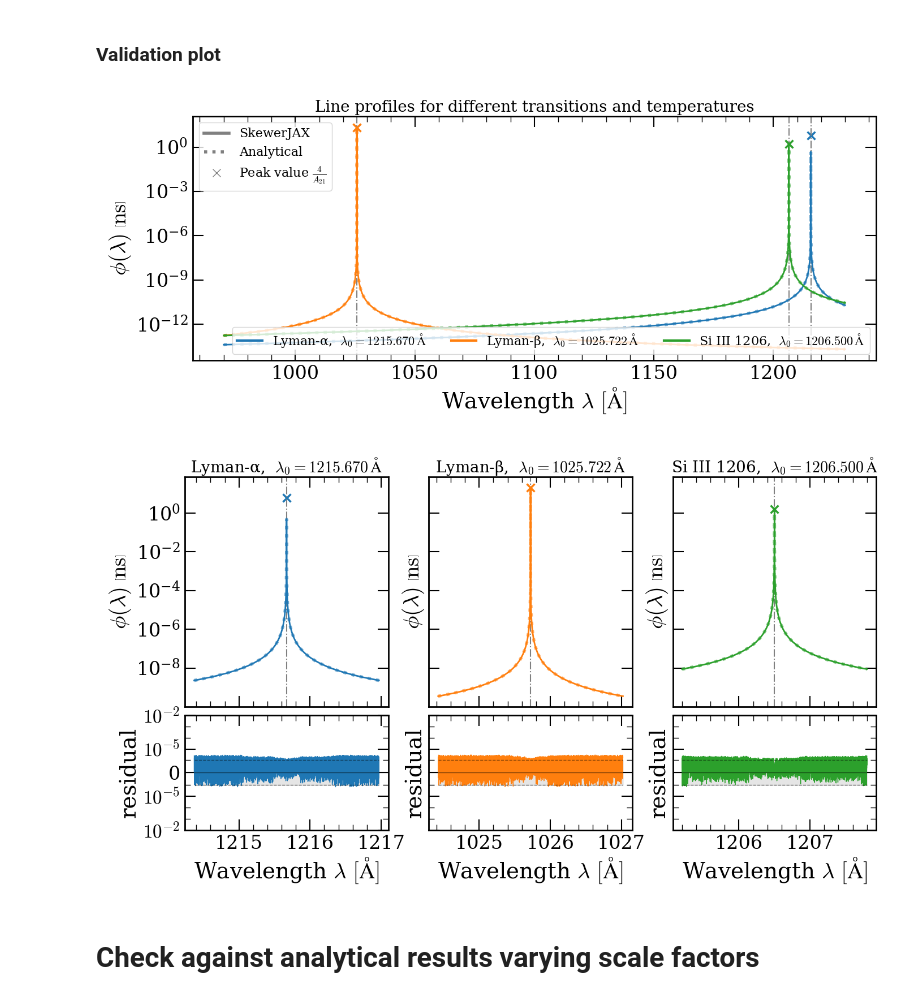
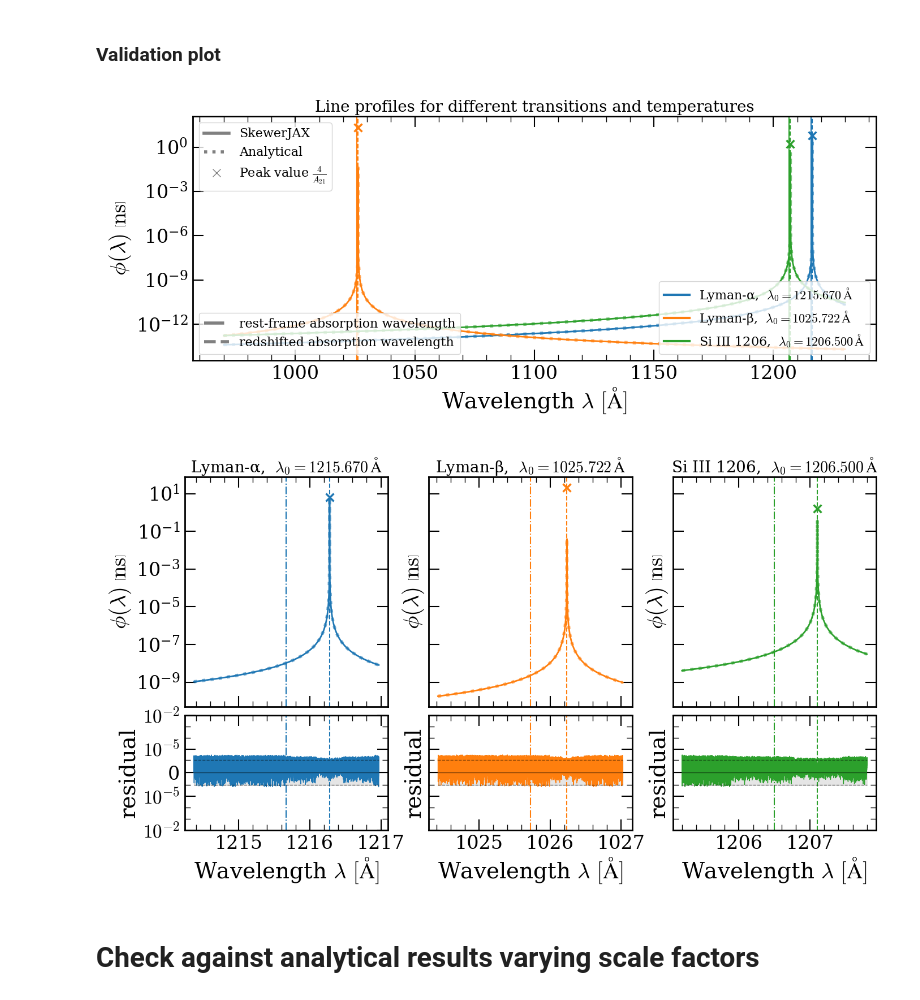
Before and after one commit to daniellopezcano/SkewerJAX, a Jupyter notebook: notebooks/line_profiles.ipynb, the cells around one changed output. Cells and saved outputs as stored; diff of their text form; code cells hidden in the pictures.

```diff
--- a/notebooks/line_profiles.ipynb
+++ b/notebooks/line_profiles.ipynb
@@ -77,7 +77,7 @@ line_bundle = sjx.constants.lines.LineBundle(["HI-LyA", "HI-LyB", "SiIII-1206"])
 # %% [markdown]
 ### Define points to evaluate
 # %%
-quadri_vectors = jnp.array([1.0, L_box/2, L_box/2, L_box/2])[None, :] # single points at the center of the box, with scale_factor (first entry) = 1.0
+quadri_vectors = jnp.array([0.9995, L_box/2, L_box/2, L_box/2])[None, :] # single points at the center of the box, with scale_factor (first entry) = 1.0
 LoS_directions = jnp.array([[0.0, 0.0, 1.0]])                         # line of sight direction is along the z-axis
 scale_factor_obs = jnp.ones(quadri_vectors.shape[0:-1])               # scale factor wrt the observer, here the observer is at the center of the box, a0=1
 # %% [markdown]
@@ -129,11 +129,12 @@ fig, ax = plt.subplots(figsize=(14, 6))
 
 for i_sp, line in enumerate(line_bundle.lines):
     ax.scatter(
-        np.array([line_bundle.lines[i_sp].lambda0_A]),
+        np.array([line_bundle.lines[i_sp].lambda0_A * (scale_factor_obs[0]/quadri_vectors[0, 0]) ]),
         np.array([4./line_bundle.lines[i_sp].A21_GHz]),
         marker="x", color=colors[i_sp], s=100, alpha=1.0
     )
-    ax.axvline(line.lambda0_A, color="grey", linestyle="-.", linewidth=1.5, alpha=1.0)
+    ax.axvline(line.lambda0_A, color=colors[i_sp], linestyle="-", linewidth=1.5, alpha=1.0)
+    ax.axvline(line.lambda0_A * (scale_factor_obs[0]/quadri_vectors[0, 0]), color=colors[i_sp], linestyle="--", linewidth=1.5, alpha=1.0)
     ax.plot(lambdas_np, phi_np[i_sp, :], color=colors[i_sp], linestyle='-', linewidth=2.0)
     ax.plot(lambdas_np, phi_analytic[i_sp, :], color=colors[i_sp], linestyle=':', linewidth=4.0, alpha=0.6)
 
@@ -151,11 +152,19 @@ handles = [
 legend = ax.legend(handles=handles, loc="upper left", fontsize=16, ncols=1)
 ax.add_artist(legend)
 
+handles = [
+    Line2D([0], [0], color='grey', lw=4, linestyle='-.', label='rest-frame absorption wavelength'),
+    Line2D([0], [0], color='grey', lw=4, linestyle='--', label='redshifted absorption wavelength')
+]
+legend = ax.legend(handles=handles, loc="lower left", fontsize=16, ncols=1)
+ax.add_artist(legend)
+
+
 handles = []
 for i_sp, line in enumerate(line_bundle.lines):
     lbl = rf"{line.name},  $\lambda_0 = {line.lambda0_A:.3f}\,\mathrm{{\AA}}$"
     handles.append(Line2D([0], [0], color=colors[i_sp], lw=3, linestyle='-', label=lbl))
-leg_L = ax.legend(handles=handles, loc="lower right", fontsize=16, ncol=line_bundle.n_lines)
+leg_L = ax.legend(handles=handles, loc="lower right", fontsize=16, ncol=1)
 
 fig.tight_layout()
 plt.show()
@@ -183,46 +192,49 @@ for i_sp, (ax_main, ax_res, line) in enumerate(zip(axes[0], axes[1], line_bundle
     lambda0 = line.lambda0_A
 
     ax_main.scatter(
-        np.array([lambda0]),
+        np.array([lambda0 * (scale_factor_obs[0]/quadri_vectors[0, 0])]),
         np.array([4./line_bundle.lines[i_sp].A21_GHz]),
         marker="x", color=colors[i_sp], s=100, alpha=1.0
     )
-    ax_main.axvline(lambda0, color="grey", linestyle="-.", linewidth=1.5)
+    ax_main.axvline(lambda0, color=colors[i_sp], linestyle="-.", linewidth=1.5)
+    ax_main.axvline(line.lambda0_A * (scale_factor_obs[0]/quadri_vectors[0, 0]), color=colors[i_sp], linestyle="--", linewidth=1.5, alpha=1.0)
+    ax_res.axvline(lambda0, color=colors[i_sp], linestyle="-.", linewidth=1.5)
+    ax_res.axvline(line.lambda0_A * (scale_factor_obs[0]/quadri_vectors[0, 0]), color=colors[i_sp], linestyle="--", linewidth=1.5, alpha=1.0)
 
     mask = (lambdas_np >= lambda0 - delta_lambda_A) & (lambdas_np <= lambda0 + delta_lambda_A)
     lam_win = lambdas_np[mask]
 
     ax_main.plot(lam_win, phi_np[i_sp, mask], color=colors[i_sp], linestyle='-', linewidth=2.0, label='SkewerJAX')
     ax_main.plot(lam_win, phi_analytic[i_sp, mask], color=colors[i_sp], linestyle=':', linewidth=4.0, alpha=0.6, label='Analytical')
 
     ax_main.set_title(rf"{line.name},  $\lambda_0 = {line.lambda0_A:.3f}\,\mathrm{{\AA}}$", fontsize=20)
     ax_main.set_yscale("log")
     ax_main.set_ylabel(r"$\phi(\lambda)\; \left[\mathrm{ns}\right]$")
 
     residual = phi_np[i_sp, mask] / phi_analytic[i_sp, mask] - 1
 
     ax_res.plot(lam_win, residual, color=colors[i_sp], linestyle='-', linewidth=1.0)
     ax_res.axhline(0.0, color="k", linewidth=1, alpha=0.5)
     ax_res.fill_between(lam_win, -1e-6, 1e-6, color="grey", alpha=0.2)
     ax_res.hlines(1e-6, xmin=lam_win[0], xmax=lam_win[-1], color="k", linewidth=1, linestyle='--', alpha=0.5)
     ax_res.hlines(-1e-6, xmin=lam_win[0], xmax=lam_win[-1], color="k", linewidth=1, linestyle='--', alpha=0.5)
 
     ax_res.set_xlabel(r"Wavelength $\lambda\ [\mathrm{\AA}]$")
     ax_res.set_ylabel("residual")
     ax_res.set_yscale("symlog", linthresh=1e-6)
 
     major_ticks = [-1e-2, -1e-5, 0.0, 1e-5, 1e-2]
     ax_res.set_yticks(major_ticks)
     ax_res.yaxis.set_major_formatter(mpl.ticker.FuncFormatter(sjx.utils.plotting_tools.ten_power_formatter))
     ax_res.yaxis.set_minor_formatter(mpl.ticker.NullFormatter())
 
 fig.tight_layout()
 fig.subplots_adjust(hspace=0.05, wspace=0.2)
 
 plt.show()
 # %% [output]
-[figure, old version]
+[figure, new version]
-[figure, old version]
+[figure, new version]
 # %% [markdown]
 # Check against analytical results varying scale factors
 # %% [markdown]
```
Also changed, not shown: parts of 11 cells of this notebook, 7 other files.
